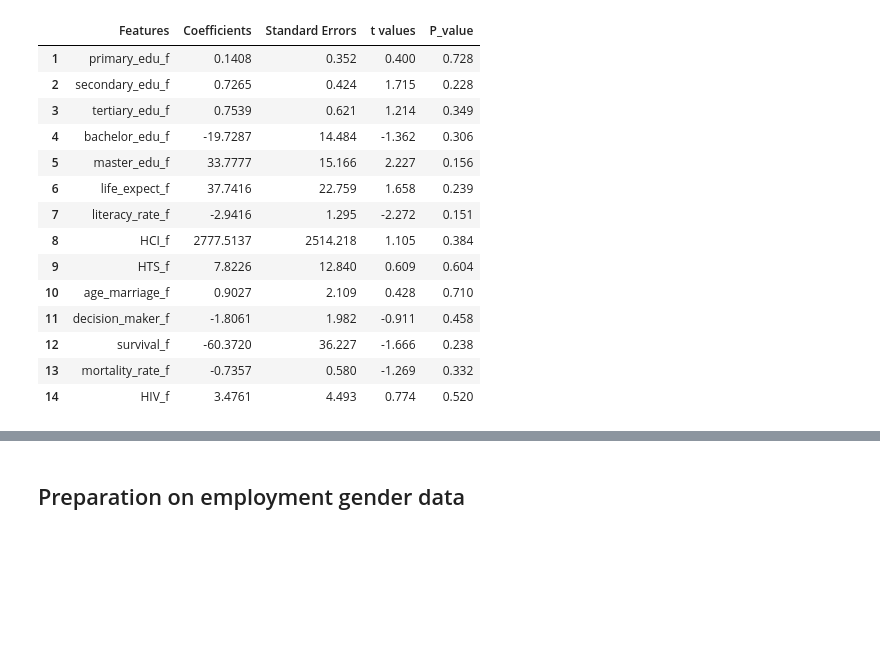
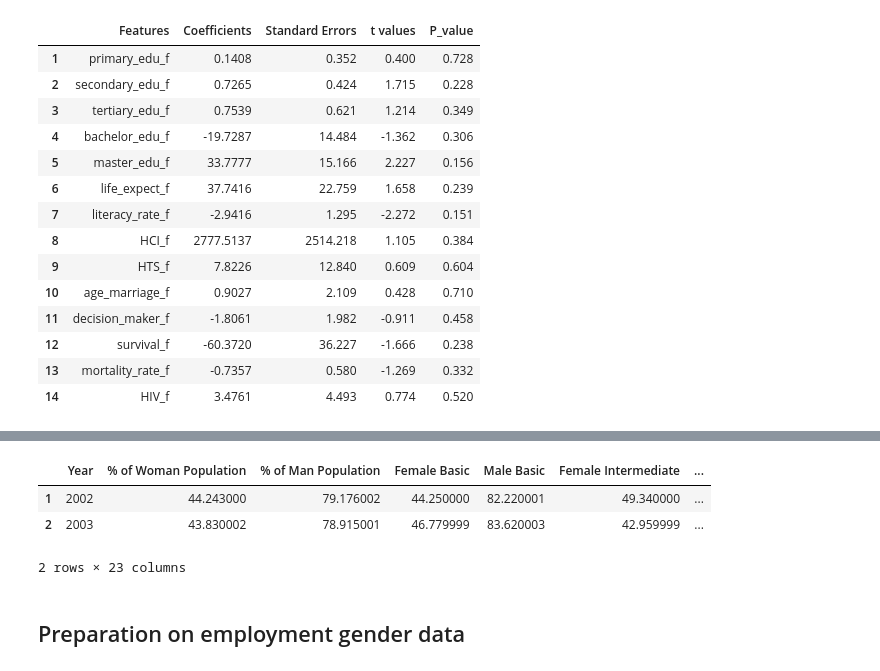
Before and after one commit to bryan273/Inequality-Gender-Employment, a Jupyter notebook: Project_Gigih_EM.ipynb, the cells around one changed output, grey strips where cells are left out. Cells and saved outputs as stored; diff of their text form; code cells hidden in the pictures; blank space fills up the shorter version.

```diff
--- a/Project_Gigih_EM.ipynb
+++ b/Project_Gigih_EM.ipynb
@@ -350,3 +352,33 @@ use_df.head(2)
+# %%
+dashboard_df = use_df[["Year",'emp_rate_f', "emp_rate_m",
+                      'basic_edu_emp_f', 'basic_edu_emp_m', 'interm_edu_emp_f', 'interm_edu_emp_m',
+                      'advance_edu_emp_f', 'advance_edu_emp_m',
+                      "primary_edu_f", "primary_edu_m",
+                      "secondary_edu_f", "secondary_edu_m",
+                      "tertiary_edu_f", "tertiary_edu_m",
+                      "bachelor_edu_f", "bachelor_edu_m",
+                      "master_edu_f", "master_edu_m",
+                      "informal_emp_f", "informal_emp_m",
+                      "formal_emp_f", "formal_emp_m"]]
+
+dashboard_df.columns = ["Year","% of Woman Population", "% of Man Population",
+                        'Female Basic', 'Male Basic', 'Female Intermediate',
+                        'Male Intermediate', "Female Advanced", "Male Advanced",
+                        "primary_edu_f", "primary_edu_m",
+                        "secondary_edu_f", "secondary_edu_m",
+                        "tertiary_edu_f", "tertiary_edu_m",
+                        "bachelor_edu_f", "bachelor_edu_m",
+                        "master_edu_f", "master_edu_m",
+                        "Informal Female", "Informal Male",
+                        "Formal Female", "Formal Male"]
+# %%
+dashboard_df.to_csv("dashboard_data.csv", index=False)
+dashboard_df.head(2)
+# %% [output]
+|  | Year | % of Woman Population | % of Man Population | Female Basic | Male Basic | Female Intermediate | ... |
+| 1 | 2002 | 44.243000 | 79.176002 | 44.250000 | 82.220001 | 49.340000 | ... |
+| 2 | 2003 | 43.830002 | 78.915001 | 46.779999 | 83.620003 | 42.959999 | ... |
+2 rows × 23 columns
 # %% [markdown]
 ## Preparation on employment gender data
 # %%
```
Also changed, not shown: parts of 3 cells of this notebook.
